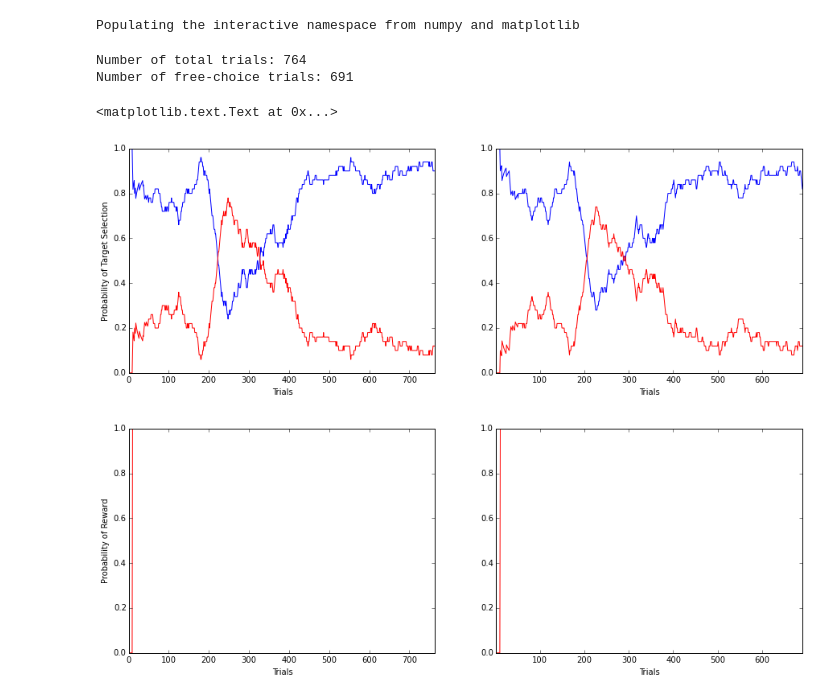
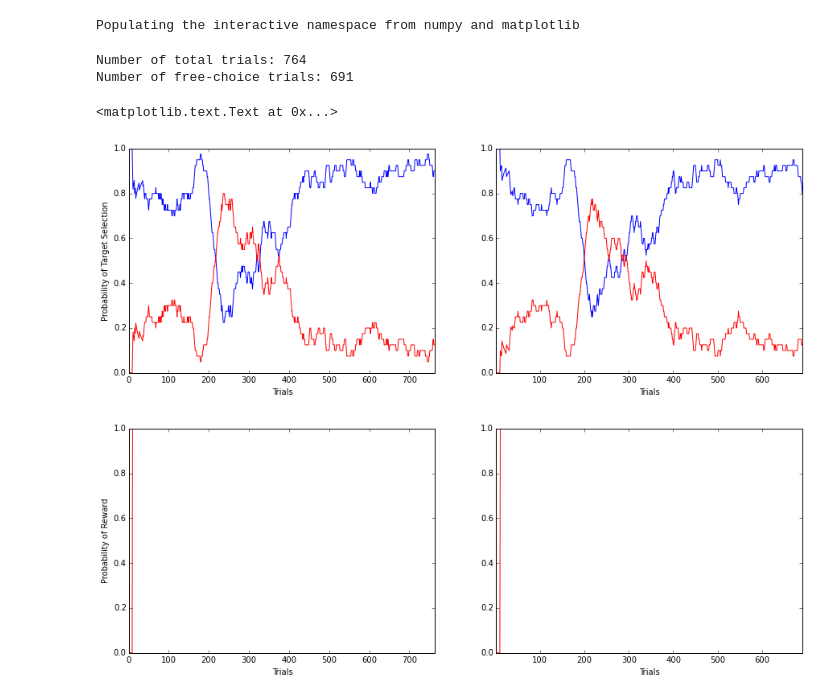
Before and after one commit to srsummerson/papa, a Jupyter notebook: notebook/March 15 2015 - Free Choice Task with Reversal and Small+Large Rewards.ipynb, the cells around one changed output. Drawn from its saved outputs; the diff is of its cells as text; code cells hidden in the pictures.

```diff
--- a/notebook/March 15 2015 - Free Choice Task with Reversal and Small+Large Rewards.ipynb
+++ b/notebook/March 15 2015 - Free Choice Task with Reversal and Small+Large Rewards.ipynb
@@ -45,7 +45,7 @@ targetL_info = targetL[state_time[ind_target_states]]
 
 counter = 0
 time_counter = 0
-running_avg_length = 50
+running_avg_length = 40
 
 # initialize variables
 target_all = np.zeros(ind_check_reward_states.size)
@@ -130,32 +130,34 @@ print "Number of total trials:", target_all.size
 print "Number of free-choice trials:", target_freechoice.size
 
 # Two subplots
 plt.figure(1)
 plt.subplot(121)
 plt.plot(range(1,target_all.size+1),prob_choose_high_all,'b',range(1,target_all.size+1),prob_choose_low_all,'r')
 plt.axis([1,target_all.size,0, 1])
 plt.xlabel('Trials')
 plt.ylabel('Probability of Target Selection')
 
 plt.subplot(122)
 plt.plot(range(1,target_freechoice.size+1),prob_choose_high_freechoice,'b',range(1,target_freechoice.size+1),prob_choose_low_freechoice,'r')
 plt.axis([1,target_freechoice.size, 0, 1])
 plt.xlabel('Trials')
+plt.savefig('reversal_learning.svg')
+plt.savefig('reversal_learning.png')
 
 plt.figure(2)
 plt.subplot(121)
 plt.plot(range(1,target_all.size+1),prob_reward_high_all,'b',range(1,target_all.size+1),prob_reward_low_all,'r')
 plt.axis([1,target_all.size,0, 1])
 plt.xlabel('Trials')
 plt.ylabel('Probability of Reward')
 
 plt.subplot(122)
 plt.plot(range(1,target_freechoice.size+1),prob_reward_high_freechoice,'b',range(1,target_freechoice.size+1),prob_reward_low_freechoice,'r')
 plt.axis([1,target_freechoice.size, 0, 1])
 plt.xlabel('Trials')
 # %% [output]
 Number of total trials: 764
 Number of free-choice trials: 691
 <matplotlib.text.Text at 0x...>
-[figure, old version]
+[figure, new version]
 [figure]
```
Also changed, not shown: 19 other files.
